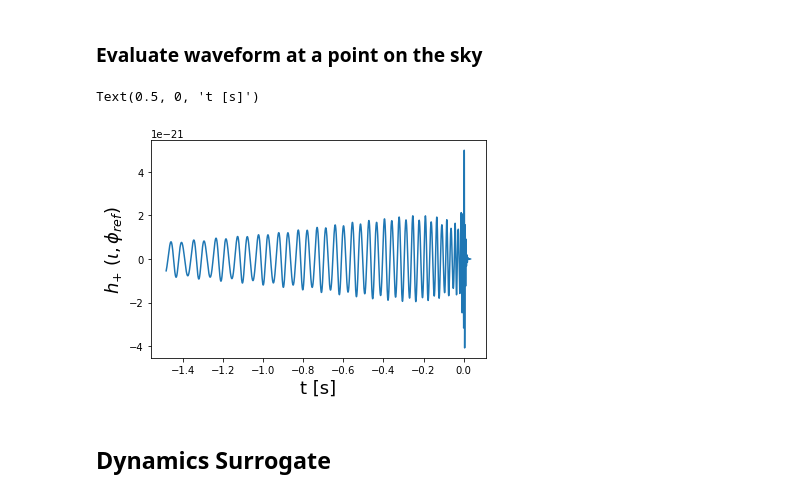
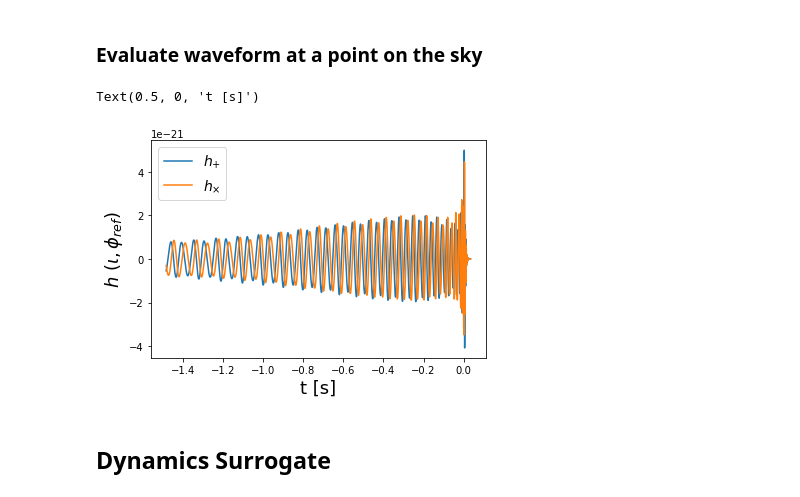
Before and after one commit to vijayvarma392/ICERM_workshop, a Jupyter notebook: gwsurrogate.ipynb, the cells around one changed output. Saved outputs shown, nothing was run; the diff lists cells and outputs as text; code cells hidden in the pictures.

```diff
--- a/gwsurrogate.ipynb
+++ b/gwsurrogate.ipynb
@@ -136,30 +186,32 @@ P.legend()
 # %% [markdown]
 ### Evaluate waveform at a point on the sky
 # %%
-q = 4
-chiA = [-0.2, 0.4, 0.1]
-chiB = [-0.5, 0.2, -0.4]
-f_ref = 20         # Reference frequecny in Hz. The spins are assumed to specified at this frequency
-f_low = 0          # initial frequency, f_low=0 returns the full surrogate
-M = 70             # Total masss in solar masses
-dist_mpc = 100     # distance in megaparsecs
-dt = 1./4096       # step size in seconds
-ellMax = 4         # Highest ell index for modes to use
-inclination = np.pi/4
-phi_ref = np.pi/5
+q = 4                            # q = m1/m2 >= 1
+chiA = [-0.2, 0.4, 0.1]          # dimensionless spin of the heavier BH
+chiB = [-0.5, 0.2, -0.4]         # dimensionless spin of the lighter BH
+f_ref = 20                       # Reference frequecny in Hz. The spins are assumed to specified at this frequency
+f_low = 0                        # initial frequency, f_low=0 returns the full surrogate
+M = 70                           # Total masss in solar masses
+dist_mpc = 100                   # distance in megaparsecs
+dt = 1./4096                     # step size in seconds
+ellMax = 4                       # Highest ell index for modes to use
+inclination = np.pi/4            # angle between the orbital angular momentum direction at f_ref and the line-of-sight
+phi_ref = np.pi/5                # azimuthal angle on the sky of the source frame
 
 # Will only include modes ell<=ellMax
 # Returns h = h_+ -i h_x at (inclination, phi_ref) in the sky of the source frame
 # dyn stands for dynamics, do dyn.keys() to see contents
 t, h, dyn = sur(q, chiA, chiB, dt=dt, f_low=f_low, f_ref=f_ref, ellMax=ellMax, M=M, dist_mpc=dist_mpc,
            inclination=inclination, phi_ref=phi_ref, units='mks')
 
-P.plot(t, h.real)
-P.ylabel('$h_{+}$ $(\iota, \phi_{ref})$', fontsize=18)
+P.plot(t, h.real, label='$h_{+}$')
+P.plot(t, -h.imag, label='$h_{\\times}$')
+P.ylabel('$h$ $(\iota, \phi_{ref})$', fontsize=18)
+P.legend(fontsize=14)
 P.xlabel('t [s]', fontsize=18)
 # %% [output]
 Text(0.5, 0, 't [s]')
-[figure, old version]
+[figure, new version]
 # %% [markdown]
 ## Dynamics Surrogate
 # %%
```
Also changed, not shown: parts of 11 cells of this notebook, 2 other files.
